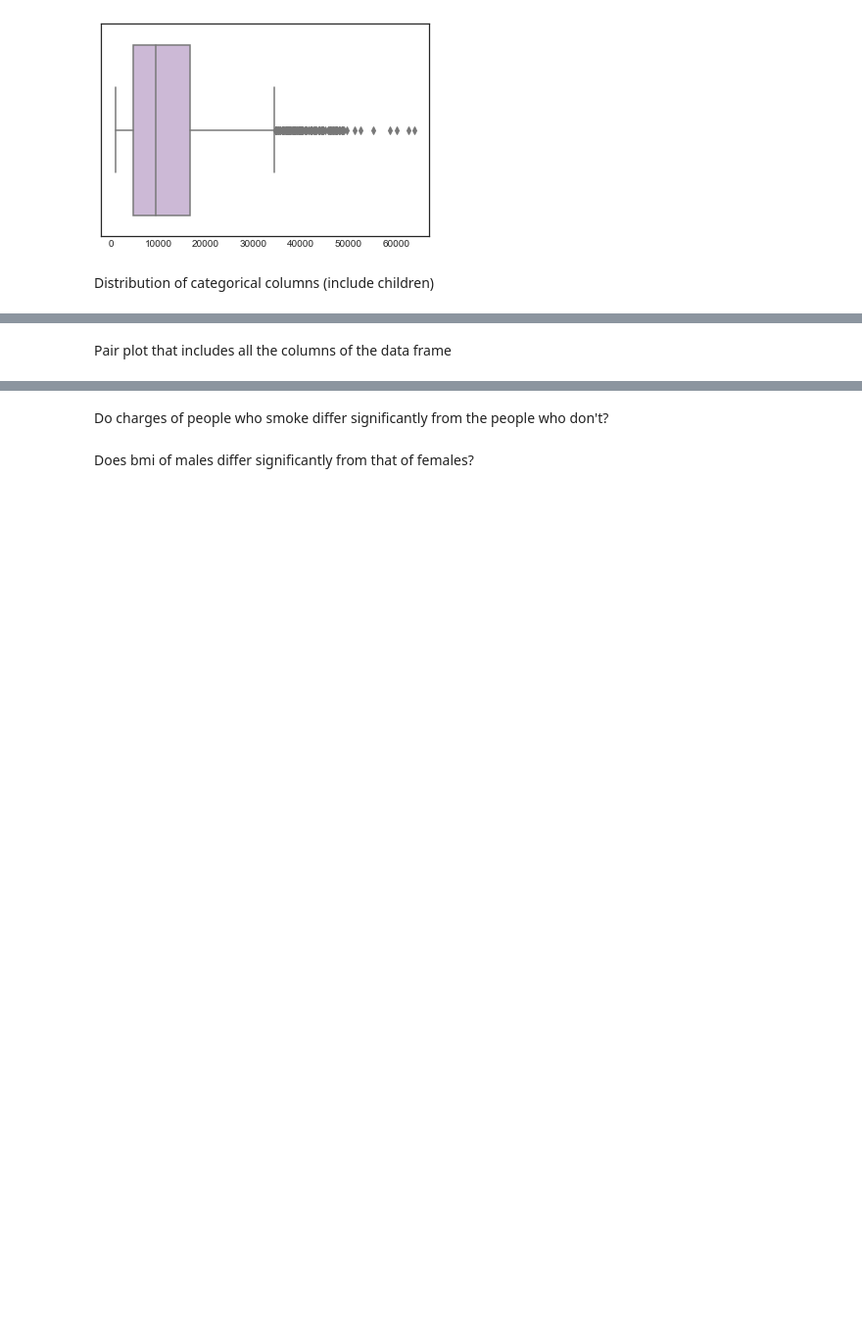
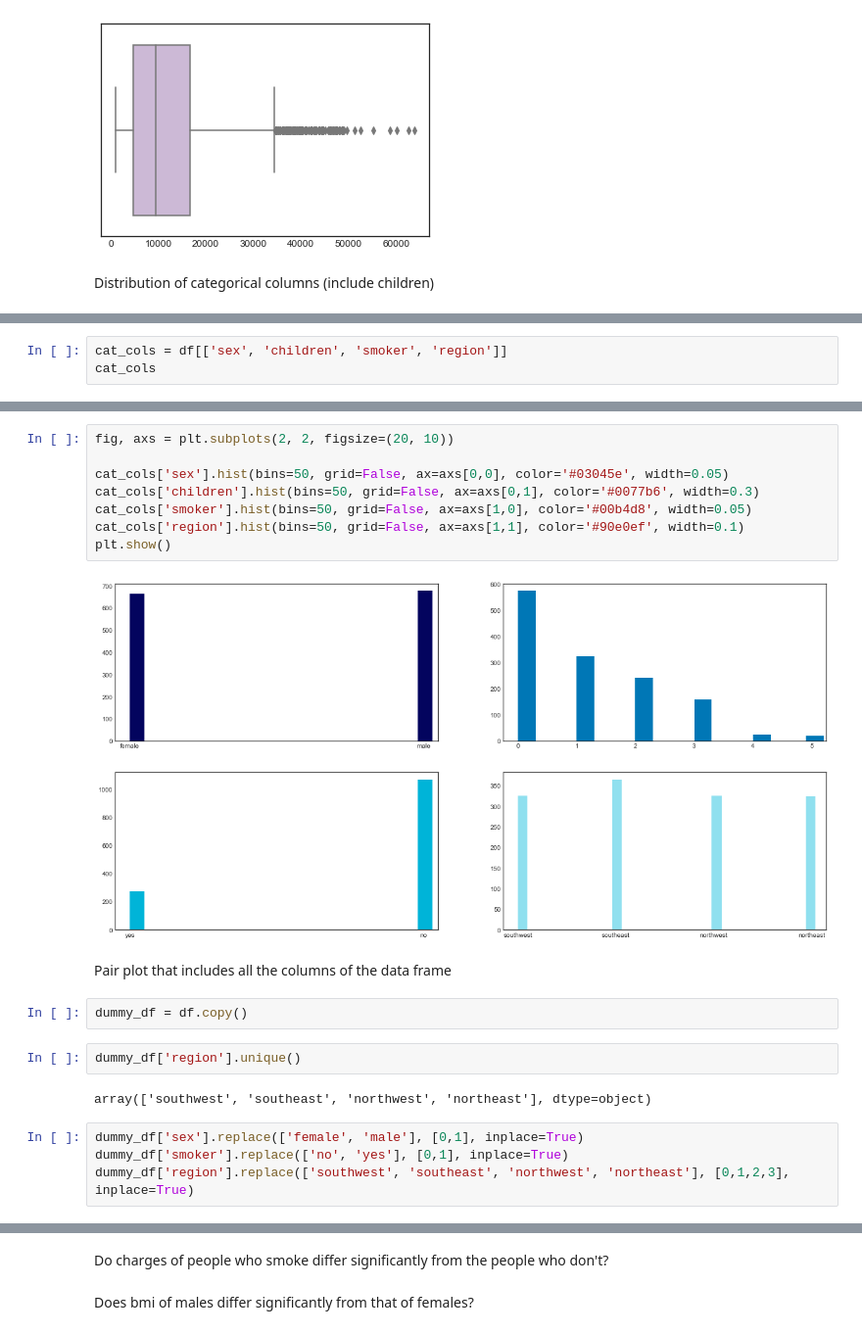
Before and after one commit to RochaErik/Medical-Data, a Jupyter notebook: Medical_data.ipynb, the cells around one changed output, grey strips where cells are left out. Shown at 98% size. Saved outputs shown, nothing was run; the diff lists cells and outputs as text; blank space fills up the shorter version.

```diff
--- a/Medical_data.ipynb
+++ b/Medical_data.ipynb
@@ -246,0 +251,3 @@ Distribution of categorical columns (include children)
+# %%
+cat_cols = df[['sex', 'children', 'smoker', 'region']]
+cat_cols
@@ -247,2 +268,22 @@ Distribution of categorical columns (include children)
+# %%
+fig, axs = plt.subplots(2, 2, figsize=(20, 10))
+
+cat_cols['sex'].hist(bins=50, grid=False, ax=axs[0,0], color='#03045e', width=0.05)
+cat_cols['children'].hist(bins=50, grid=False, ax=axs[0,1], color='#0077b6', width=0.3)
+cat_cols['smoker'].hist(bins=50, grid=False, ax=axs[1,0], color='#00b4d8', width=0.05)
+cat_cols['region'].hist(bins=50, grid=False, ax=axs[1,1], color='#90e0ef', width=0.1)
+plt.show()
+# %% [output]
+[figure, added]
 # %% [markdown]
 Pair plot that includes all the columns of the data frame
+# %%
+dummy_df = df.copy()
+# %%
+dummy_df['region'].unique()
+# %% [output]
+array(['southwest', 'southeast', 'northwest', 'northeast'], dtype=object)
+# %%
+dummy_df['sex'].replace(['female', 'male'], [0,1], inplace=True)
+dummy_df['smoker'].replace(['no', 'yes'], [0,1], inplace=True)
+dummy_df['region'].replace(['southwest', 'southeast', 'northwest', 'northeast'], [0,1,2,3], inplace=True)
```
Also changed, not shown: parts of 8 cells of this notebook.
